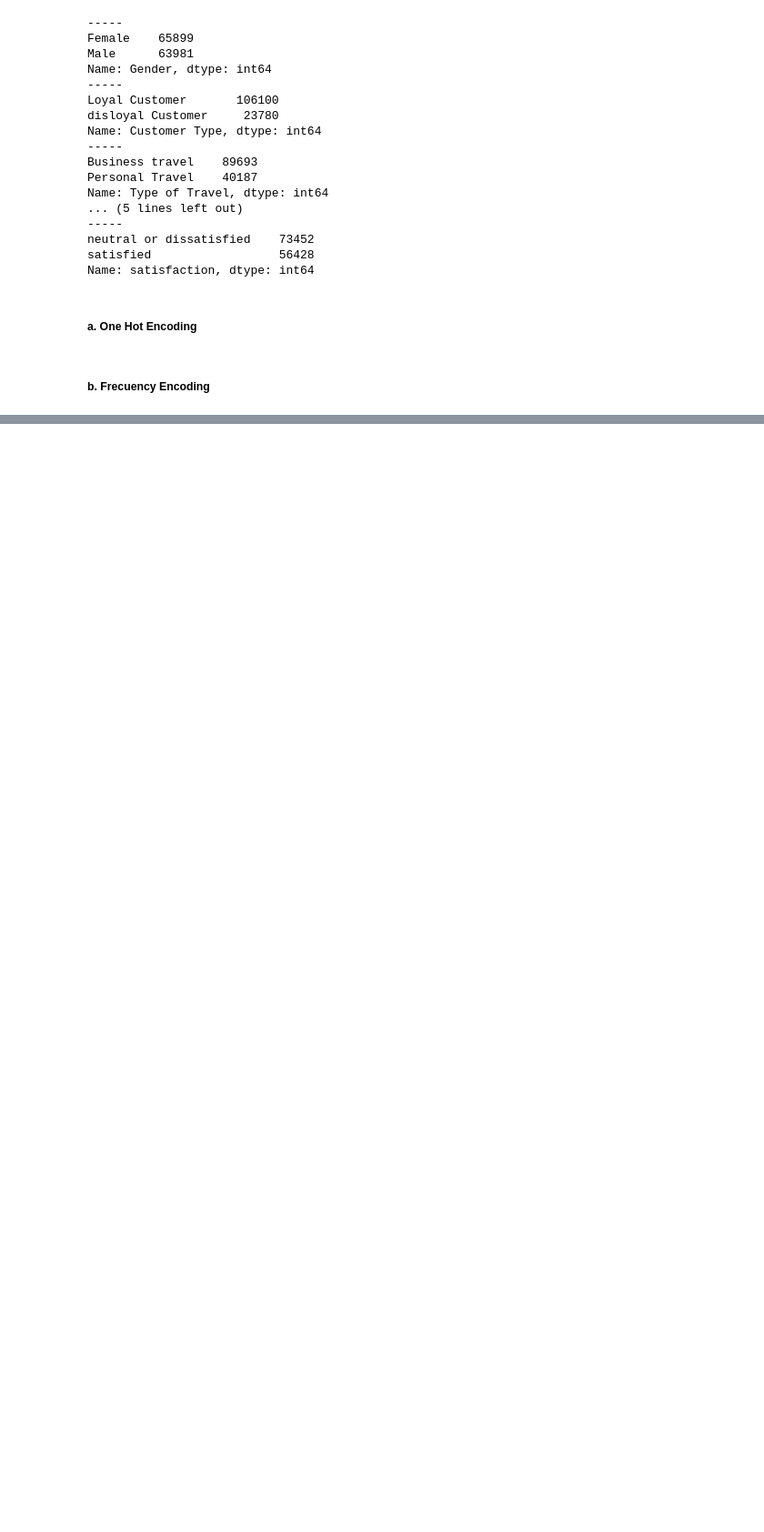
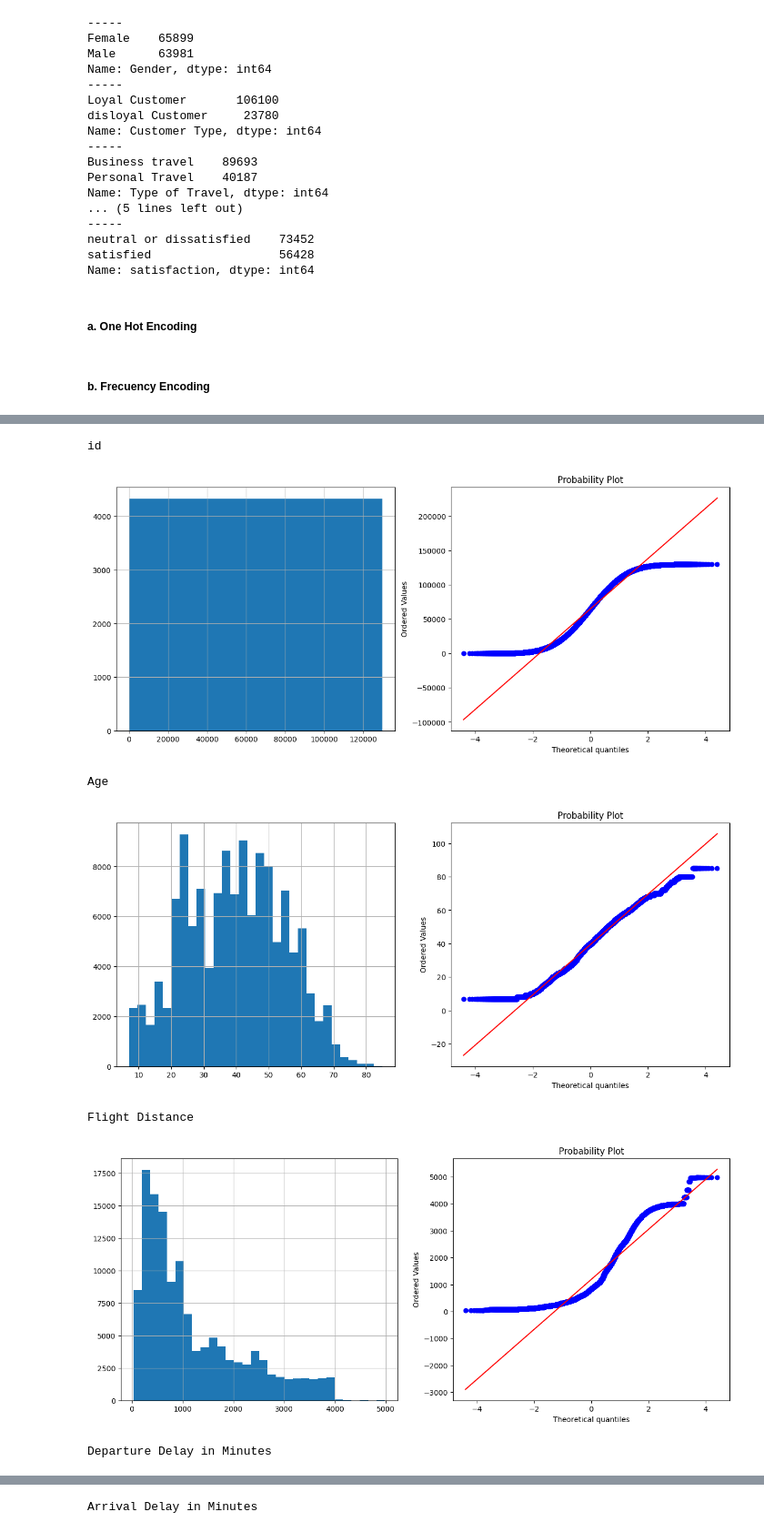
Before and after one commit to LeoContreras8/Proyecto_Final, a Jupyter notebook: analisis_exploratorio.ipynb, the cells around one changed output, grey strips where cells are left out. Shown at 91% size. Cells and saved outputs as stored; diff of their text form; code cells hidden in the pictures; blank space fills up the shorter version.

```diff
--- a/analisis_exploratorio.ipynb
+++ b/analisis_exploratorio.ipynb
@@ -273,2 +312,12 @@ Name: satisfaction, dtype: int64
+# %%
+# One Hot Encoding a las variables: Gender, Customer Type y Type of Travel
+
+ohe_gender=pd.get_dummies(dataset['Gender'],drop_first=True)
+ohe_customer=pd.get_dummies(dataset['Customer Type'],drop_first=True)
+ohe_travel=pd.get_dummies(dataset['Type of Travel'],drop_first=True)
+
+dataset['Gender']=ohe_gender # Female: 0, Male: 1
+dataset['Customer Type']=ohe_customer # Loyal Customer: 0, disloyal Customer: 1
+dataset['Type of Travel']=ohe_travel # Business travel: 0, Personal Travel: 1
 # %% [markdown]
 ##### b. Frecuency Encoding
@@ -277 +324,6 @@ Name: satisfaction, dtype: int64
+# %%
+# Frecuency Encoding a la variable: Class
+mapper=(dataset['Class'].value_counts().sort_values(ascending=False)).to_dict()
+
+dataset['Class']= dataset['Class'].map(mapper) # Business:62160 ,  Eco:58309 , Eco Plus: 9411
 # %% [markdown]
@@ -280,0 +331,5 @@ Name: satisfaction, dtype: int64
+# %%
+# Ordinal encoding a la varaible target: Satisfaction
+mapping={'neutral or dissatisfied':0,'satisfied':1}
+
+dataset['satisfaction']=dataset['satisfaction'].map(mapping)
@@ -280,0 +364,26 @@ Name: satisfaction, dtype: int64
+# %%
+# Buscar normalidad de las varaibles continuas de forma grafica
+
+def plot_density_qq(dataset,col):
+    '''Estafuncion muestra la grafica de densidad y el plot QQ para verificar normalidad'''
+    plt.figure(figsize=(15,6))
+
+    plt.subplot(1,2,1)
+    dataset[col].hist(bins=30)
+
+    plt.subplot(1,2,2)
+    stats.probplot(dataset[col],dist='norm',plot=plt)
+
+    plt.show()
+# %%
+for col in continuas:
+    print(col)
+    plot_density_qq(dataset,col)
+# %% [output]
+id
+[figure, added]
+Age
+[figure, added]
+Flight Distance
+[figure, added]
+Departure Delay in Minutes
@@ -280,0 +391 @@ Name: satisfaction, dtype: int64
+Arrival Delay in Minutes
```
Also changed, not shown: parts of 35 cells of this notebook.
